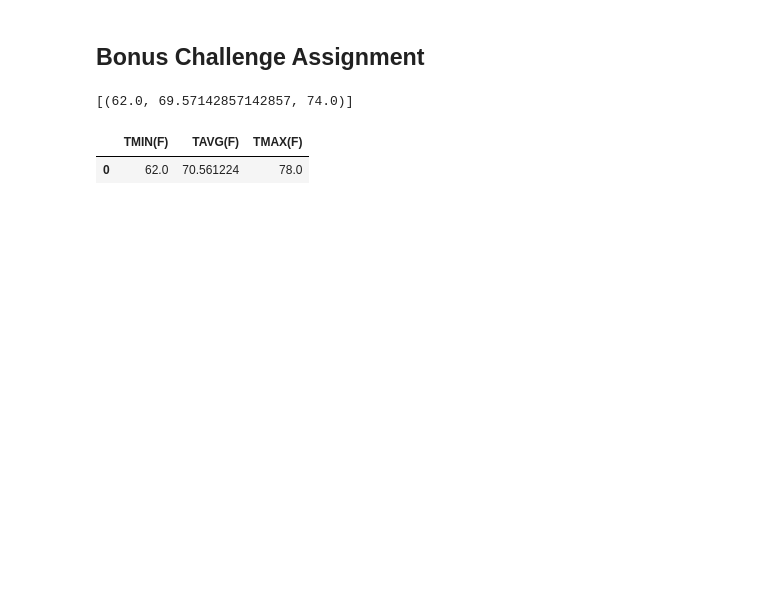
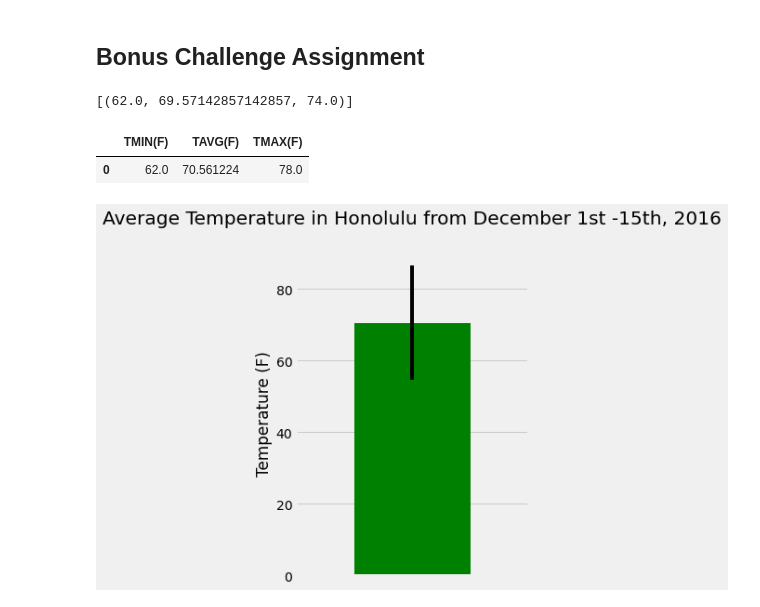
Before and after one commit to susanquiros/sqlalchemy-challenge, a Jupyter notebook: climate_starter.ipynb, the cells around one changed output. Saved outputs shown, nothing was run; the diff lists cells and outputs as text; code cells hidden in the pictures; blank space fills up the shorter version.

```diff
--- a/climate_starter.ipynb
+++ b/climate_starter.ipynb
@@ -207,8 +207,21 @@ trip_df
 # %%
 # Plot the results from your previous query as a bar chart.
 # Use "Trip Avg Temp" as your Title
 # Use the average temperature for the y value
 # Use the peak-to-peak (tmax-tmin) value as the y error bar (yerr)
+
+#plotting the bar chart
+trip_df.plot.bar(y="TAVG(F)", yerr=(trip_df['TMAX(F)'] - trip_df['TMIN(F)']) , figsize=(4,6), color='green')
+plt.title('Average Temperature in Honolulu from December 1st -15th, 2016\n')
+plt.ylabel('Temperature (F)')
+plt.gca().legend_.remove()
+plt.xticks([])
+plt.xticks(np.arange(1,1.0))
+#plt.savefig('Images/Trip_Avg_Temp.png',bbox_inches = 'tight')
+plt.tight_layout
+plt.show()
+# %% [output]
+[figure, added]
 # %%
 # Calculate the total amount of rainfall per weather station for your trip dates using the previous year's matching dates.
 # Sort this in descending order by precipitation amount and list the station, name, latitude, longitude, and elevation
```
Also changed, not shown: parts of 3 cells of this notebook, 1 other file.
